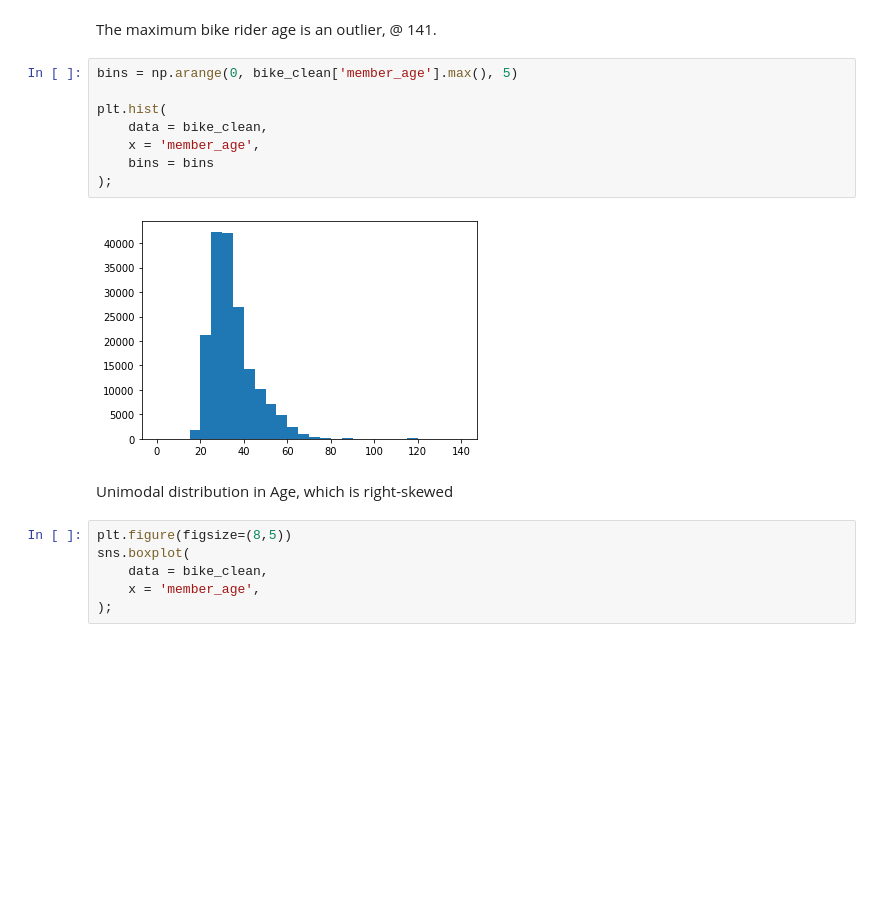
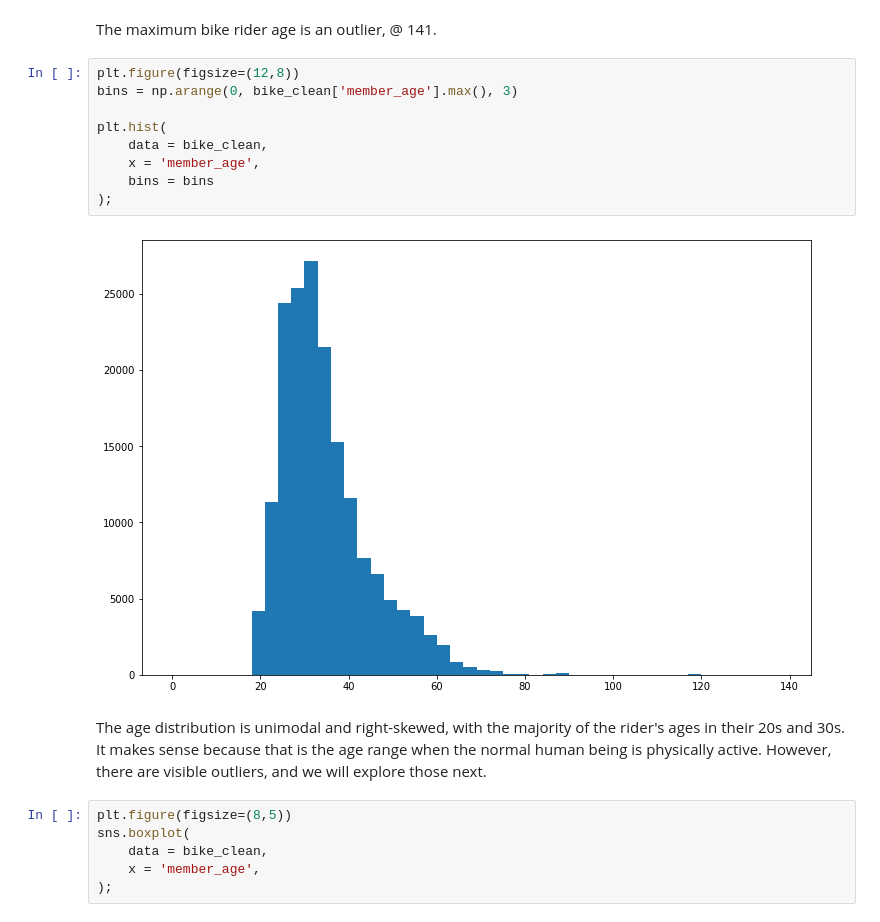
Before and after one commit to sibanda1989/udacity-viz-project, a Jupyter notebook: DataVizHS150922BikeData_v2.ipynb, the cells around one changed output. Cells and saved outputs as stored; diff of their text form; blank space fills up the shorter version.

```diff
--- a/DataVizHS150922BikeData_v2.ipynb
+++ b/DataVizHS150922BikeData_v2.ipynb
@@ -388,17 +394,18 @@ Name: member_age, dtype: float64
 # %% [markdown]
 The maximum bike rider age is an outlier, @ 141.
 # %%
-bins = np.arange(0, bike_clean['member_age'].max(), 5)
+plt.figure(figsize=(12,8))
+bins = np.arange(0, bike_clean['member_age'].max(), 3)
 
 plt.hist(
     data = bike_clean,
     x = 'member_age',
     bins = bins
 );
 # %% [output]
-[figure, old version]
+[figure, new version]
-# %% [markdown]
-Unimodal distribution in Age, which is right-skewed
+# %% [markdown]
+The age distribution is unimodal and right-skewed, with the majority of the rider's ages in their 20s and 30s. It makes sense because that is the age range when the normal human being is physically active. However, there are visible outliers, and we will explore those next.
 # %%
 plt.figure(figsize=(8,5))
 sns.boxplot(
```
Also changed, not shown: parts of 33 cells of this notebook, 1 other file.
